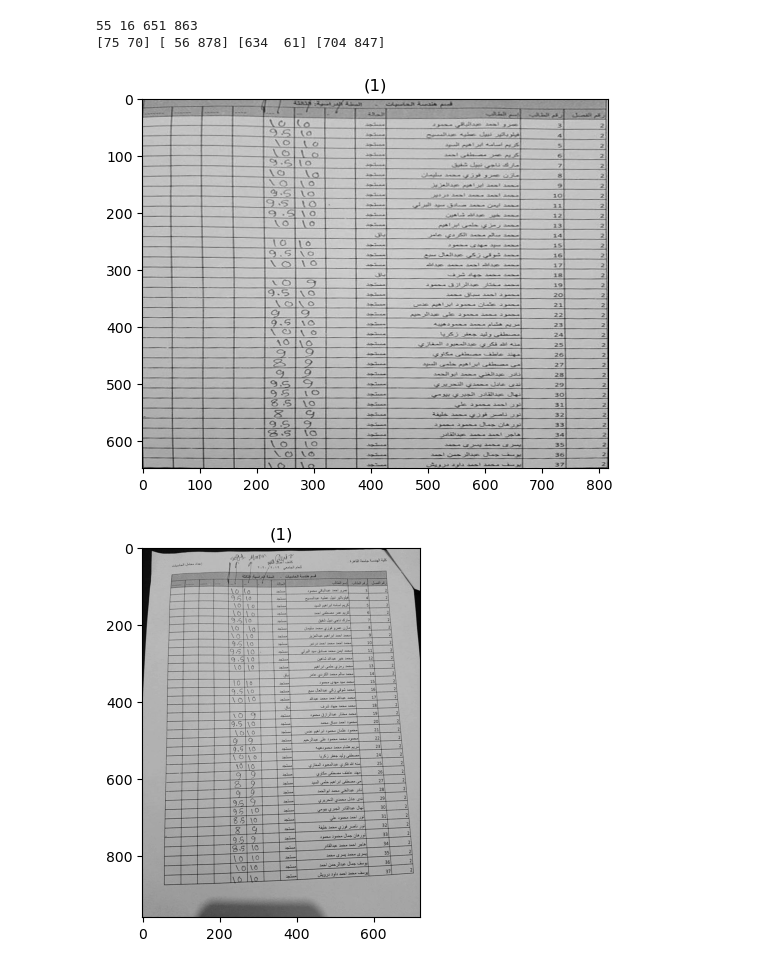
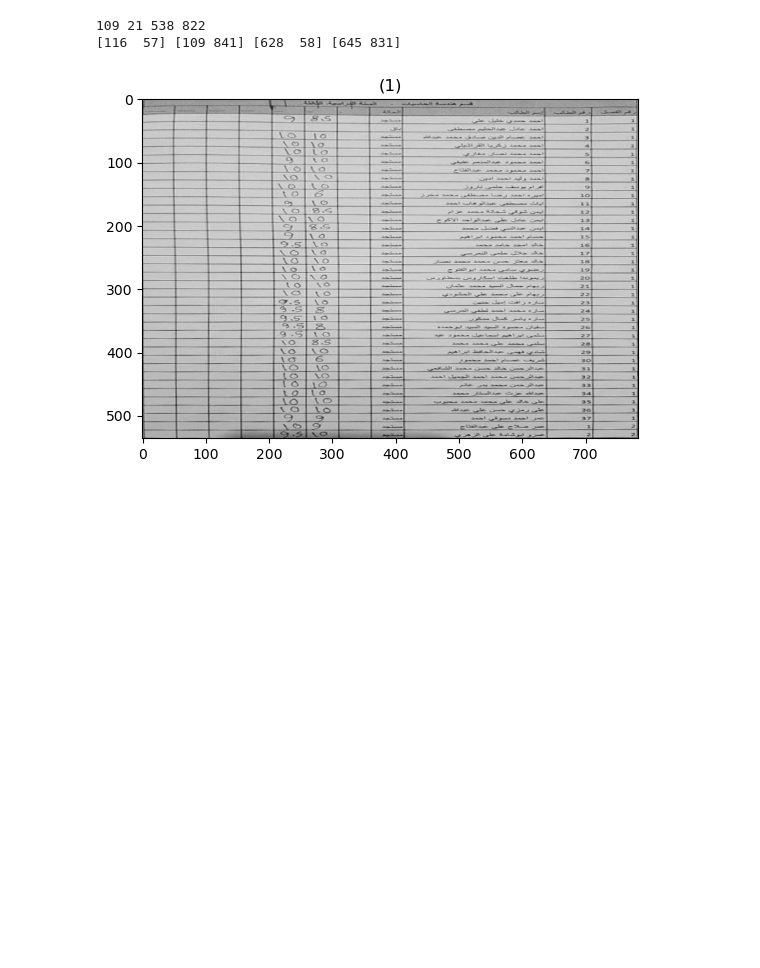
Before and after one commit to ZiadSheriif/Sa7a7LY, a Jupyter notebook: init.ipynb, the cells around one changed output. Cells and saved outputs as stored; diff of their text form; code cells hidden in the pictures; blank space fills up the shorter version.

Commit message:
notebook new image

```diff
--- a/init.ipynb
+++ b/init.ipynb
@@ -17,7 +17,7 @@ from utils.commonfunctions import *
 # img = io.imread("datasets/dataset_module1/01.jpg")
 
 # read image 1.jpg
-img = cv.imread('datasets/dataset_module1/01.jpg',0)
+img = cv.imread('datasets/dataset_module1/04.jpg',0)
 # colored_img = cv.imread('datasets/dataset_module1/01.jpg')
 # img = cv.imread('datasets/dataset2_module1/4.jpg',0)
 
@@ -119,18 +119,17 @@ bottom_right = corners[2][0]
 
 print(top_left,top_right,bottom_left,bottom_right)
 # %% [output]
-55 16 651 863
-[75 70] [ 56 878] [634  61] [704 847]
+109 21 538 822
+[116  57] [109 841] [628  58] [645 831]
 # %%
 width = np.max([top_left[1],top_right[1],bottom_left[1],bottom_right[1]]) - np.min([top_left[1],top_right[1],bottom_left[1],bottom_right[1]])
 height = np.max([top_left[0],top_right[0],bottom_left[0],bottom_right[0]]) - np.min([top_left[0],top_right[0],bottom_left[0],bottom_right[0]])
 oldPoints = np.float32([top_left,bottom_left,top_right,bottom_right])
 newPoints = np.float32([[0,0],[width,0],[0,height],[width,height]])
 transformationMatrix = cv.getPerspectiveTransform(oldPoints,newPoints)
 transormedImg = cv.warpPerspective(img,transformationMatrix,(width,height))
 
 show_images(images = [transormedImg])
-show_images(images = [img])
+# show_images(images = [img])
 # %% [output]
-[figure, old version]
+[figure, new version]
-[figure, removed]
```
Also changed, not shown: parts of 4 cells of this notebook.
